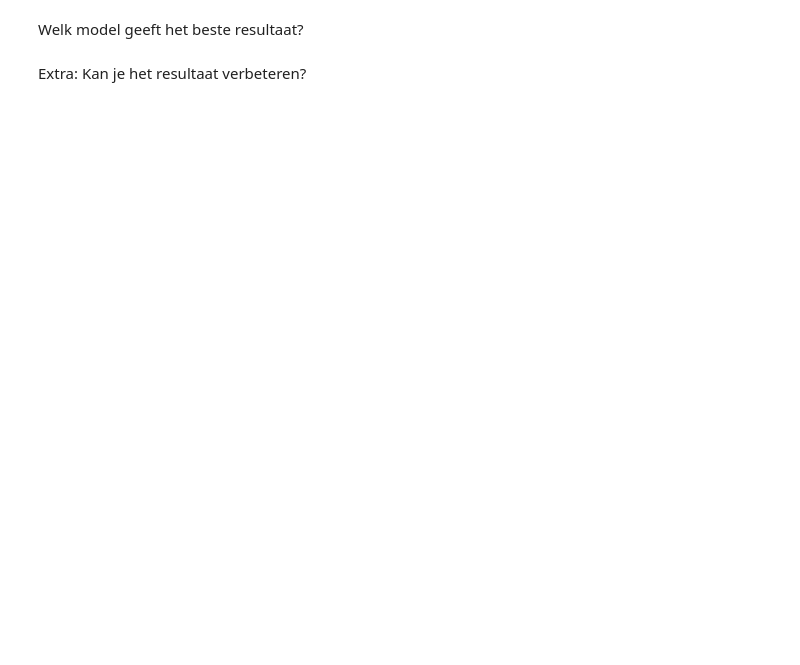
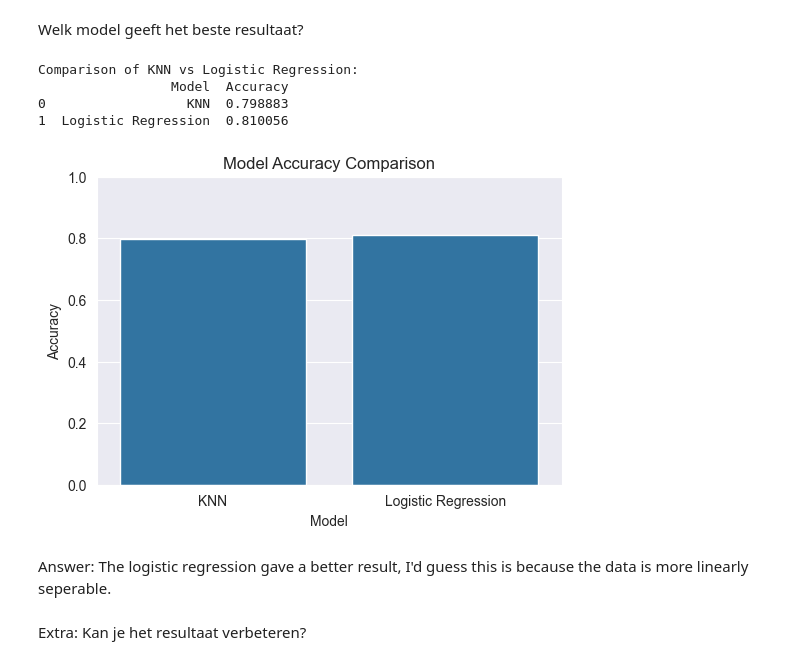
Before and after one commit to ppascall/qiiveekuuxoo33, a Jupyter notebook: bootcamp/Dag_2/day-2.ipynb, the cells around one changed output. Saved outputs shown, nothing was run; the diff lists cells and outputs as text; code cells hidden in the pictures; blank space fills up the shorter version.

```diff
--- a/bootcamp/Dag_2/day-2.ipynb
+++ b/bootcamp/Dag_2/day-2.ipynb
@@ -269,4 +402,31 @@ Train en test regressie classifier. Kies je lineair of logistisch?
 # %% [markdown]
 Welk model geeft het beste resultaat?
+# %%
+# Stored results in a dictionary
+results = {
+    "Model": ["KNN", "Logistic Regression"],
+    "Accuracy": [accuracy_score(y_test, knn.predict(X_test)), accuracy_score(y_test, logreg.predict(X_test))]
+}
+
+results_df = pd.DataFrame(results)
+
+print("Comparison of KNN vs Logistic Regression:")
+print(results_df)
+
+# Plot accuracy comparison
+plt.figure(figsize=(6, 4))
+sns.barplot(x="Model", y="Accuracy", data=results_df)
+plt.title("Model Accuracy Comparison")
+plt.ylabel("Accuracy")
+plt.ylim(0, 1)
+plt.show()
+# %% [output]
+Comparison of KNN vs Logistic Regression:
+                 Model  Accuracy
+0                  KNN  0.798883
+1  Logistic Regression  0.810056
+[figure, added]
+# %% [markdown]
+Answer: The logistic regression gave a better result, I'd guess this is because the data is more linearly seperable.
 # %% [markdown]
 Extra: Kan je het resultaat verbeteren?
```
Also changed, not shown: parts of 5 cells of this notebook, 1 other file.
